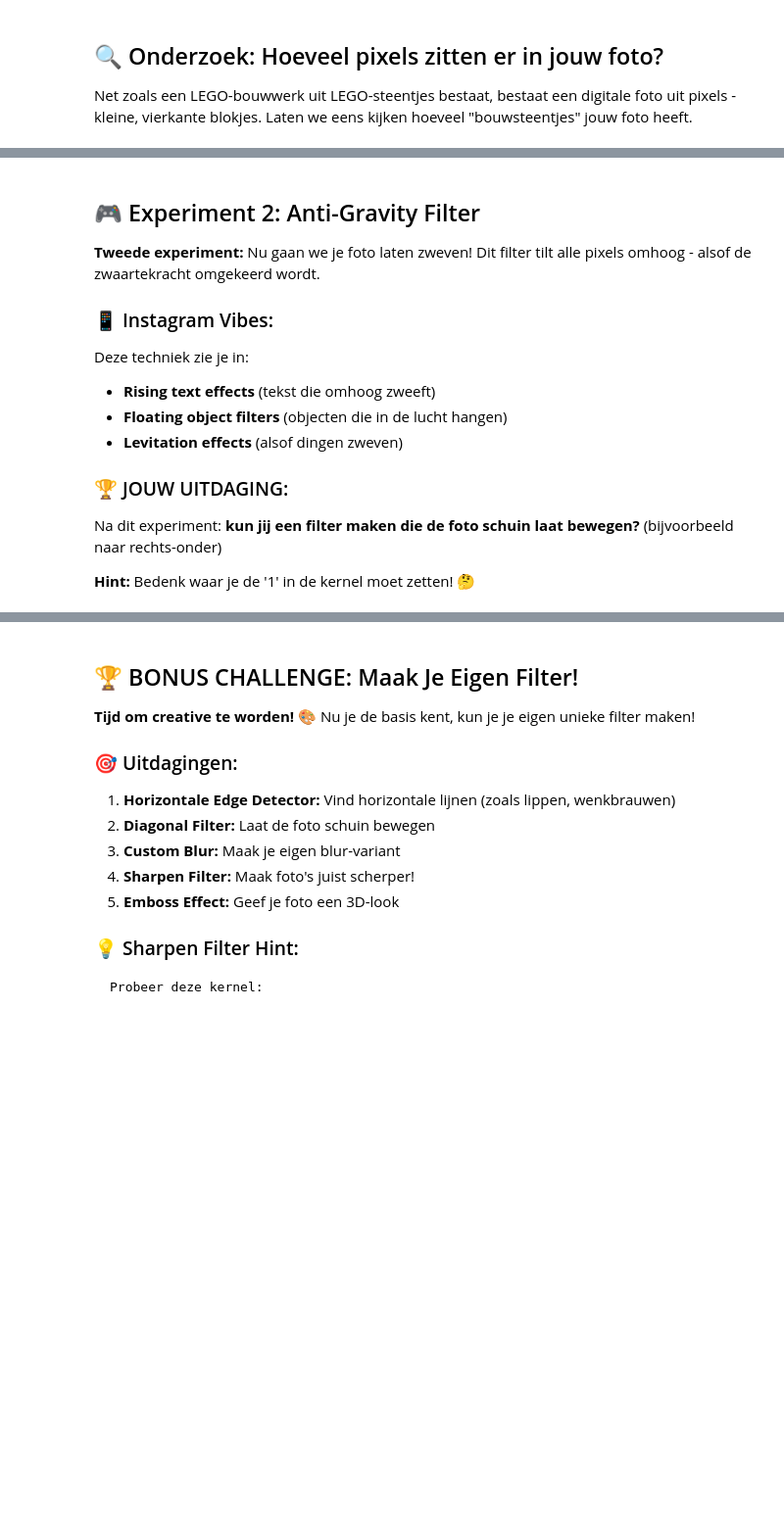
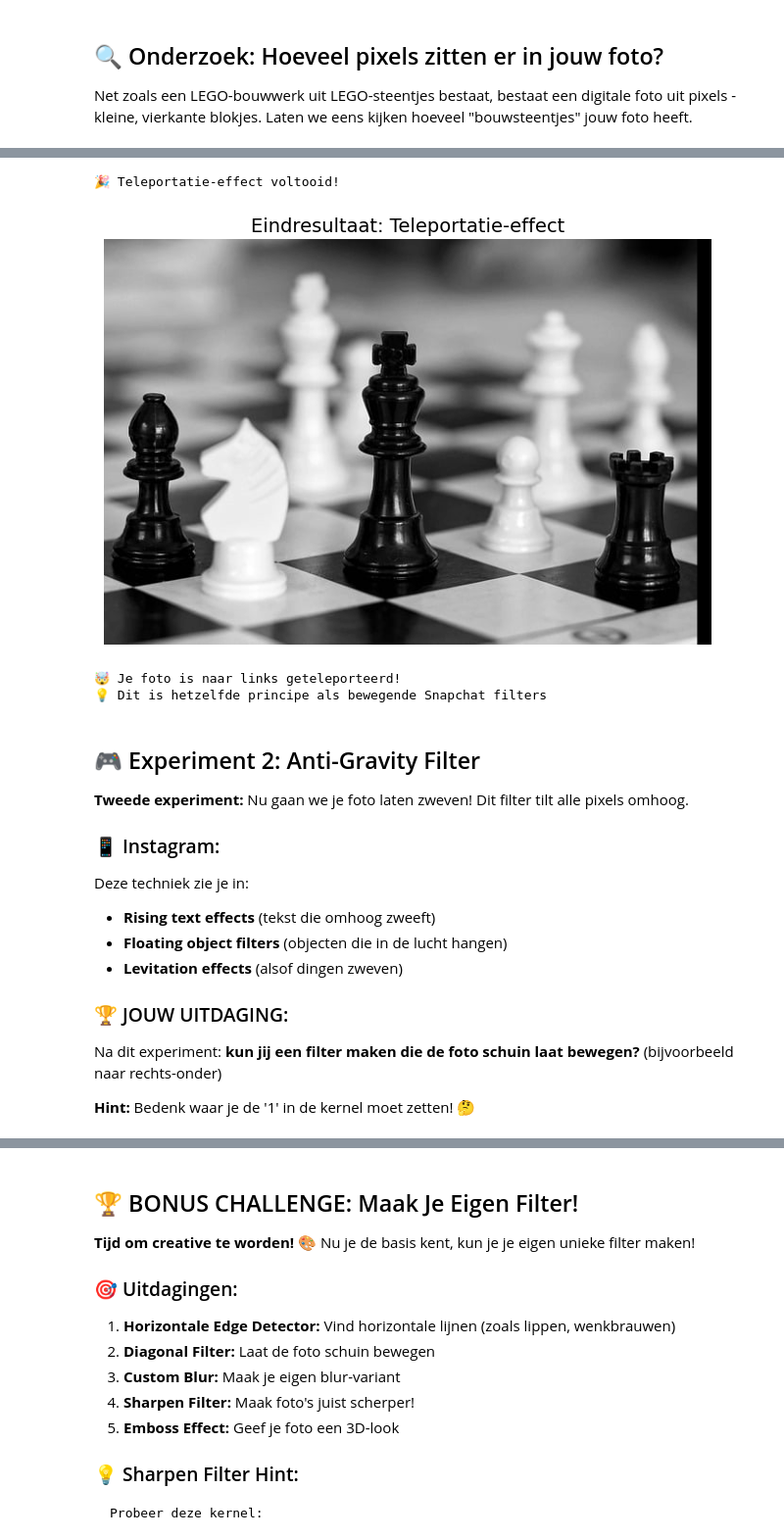
Before and after one commit to clarastegehuis/machine_learning_medical_data_workshop, a Jupyter notebook: workshop_convolutie_geen_ai.ipynb, the cells around one changed output, grey strips where cells are left out. Shown at 98% size. Saved outputs shown, nothing was run; the diff lists cells and outputs as text; code cells hidden in the pictures; blank space fills up the shorter version.

```diff
--- a/workshop_convolutie_geen_ai.ipynb
+++ b/workshop_convolutie_geen_ai.ipynb
@@ -311,11 +338,11 @@ Stel je voor dat je een magisch vergrootglas hebt dat over je foto schuift. Op e
 
 **Ready om je eigen filters te maken?** 🚀
 # %%
-# 🎬 Convolutie Engine - Jouw Persoonlijke Filter-Machine!
+# 🎬 Convolutie: filters maken
 
 def apply_conv(image, kernel, iter=1, title_prefix="Filter Effect"):
     """
-    Past een convolutie toe op een afbeelding - dit is de motor achter alle filters!
+    Past een convolutie toe op een afbeelding. Dit is de motor achter alle filters.
 
     Parameters:
     - image: De foto om te bewerken
@@ -331,7 +358,7 @@ def apply_conv(image, kernel, iter=1, title_prefix="Filter Effect"):
 
     fig, ax = plt.subplots(1, 1, figsize=(10, 8))
 
-    print(f"🎭 {title_prefix} wordt toegepast...")
+    print(f" {title_prefix} wordt toegepast...")
     print(f"   Kernel: {kernel_shape[0]}x{kernel_shape[1]}")
     print(f"   Iteraties: {iter}")
 
@@ -344,7 +371,7 @@ def apply_conv(image, kernel, iter=1, title_prefix="Filter Effect"):
         # Update de display
         ax.clear()
         ax.imshow(image.numpy(), cmap='gray', clim=[original_min, original_max])
-        ax.set_title(f'✨ {title_prefix} - Stap {level+1}/{iter}', fontsize=16)
+        ax.set_title(f' {title_prefix} - Stap {level+1}/{iter}', fontsize=16)
         ax.axis('off')
 
         display(fig)
@@ -354,11 +381,12 @@ def apply_conv(image, kernel, iter=1, title_prefix="Filter Effect"):
     plt.close()
     print(f"🎉 {title_prefix} voltooid!")
 
-    # Laat het eindresultaat nog een keer zien
-    final_result = image.numpy()
-    visualize(final_result, f"✨ Eindresultaat: {title_prefix}")
+    if iter>1:
+        # Laat het eindresultaat nog een keer zien
+        final_result = image.numpy()
+        visualize(final_result, f"Eindresultaat: {title_prefix}")
 
-    return final_result
+    return image.numpy()
 
 def show_kernel(kernel, title="Kernel"):
     """Laat een kernel mooi zien"""
@@ -374,4 +402,4 @@ def show_kernel(kernel, title="Kernel"):
                     ha='center', va='center', fontsize=12, fontweight='bold')
     plt.show()
 
-print("🎬 Filter Engine geladen! Klaar om coole effecten te maken!")
+print("🎬 Klaar om effecten te maken!")
@@ -394,34 +423,39 @@ Dit principe wordt gebruikt in:
 # %%
 # 🎯 Teleportatie Filter - Links Verschuiven!
 
-print("🔧 Maken van de Teleportatie Kernel...")
-print("   Dit effect verschuift elke pixel één plaats naar links!")
+print("🔧 Maken van de Teleportatiekernel...")
+print("   Dit effect verschuift elke pixel één plaats naar links")
 
 # De teleportatie kernel
 teleport_kernel = np.array([[0, 0, 0],    # Bovenste rij: negeer
                            [0, 0, 1],    # Middelste rij: kopieer van rechts
                            [0, 0, 0]])   # Onderste rij: negeer
 
 print("\n🧠 Hoe het werkt:")
 print("   - De '1' staat rechts, dus elke pixel wordt naar links gekopieerd")
-print("   - Hierdoor schuift de hele foto naar links!")
+print("   - Hierdoor schuift de hele foto naar links")
 
 # Laat de kernel zien
-show_kernel(teleport_kernel, "Teleportatie Kernel")
+show_kernel(teleport_kernel, "Teleportatiekernel")
 
 print("\n🎬 3... 2... 1... TELEPORTATIE! ✨")
 
 # Pas het 15 keer toe voor een smooth effect
-result = apply_conv(img, teleport_kernel, iter=15, title_prefix="📡 Teleportatie Effect")
+result = apply_conv(img, teleport_kernel, iter=15, title_prefix="Teleportatie-effect")
 
-print("\n🤯 Cool! Je foto is naar links geteleporteerd!")
-print("💡 Dit is hetzelfde principe als bewegende Snapchat filters!")
+print("\n🤯 Je foto is naar links geteleporteerd!")
+print("💡 Dit is hetzelfde principe als bewegende Snapchat filters")
+# %% [output]
+🎉 Teleportatie-effect voltooid!
+[figure, added]
+🤯 Je foto is naar links geteleporteerd!
+💡 Dit is hetzelfde principe als bewegende Snapchat filters
 # %% [markdown]
 ## 🎮 Experiment 2: Anti-Gravity Filter
 
-**Tweede experiment:** Nu gaan we je foto laten zweven! Dit filter tilt alle pixels omhoog - alsof de zwaartekracht omgekeerd wordt.
+**Tweede experiment:** Nu gaan we je foto laten zweven! Dit filter tilt alle pixels omhoog.
 
-### 📱 Instagram Vibes:
+### 📱 Instagram:
 Deze techniek zie je in:
 - **Rising text effects** (tekst die omhoog zweeft)
 - **Floating object filters** (objecten die in de lucht hangen)
```
Also changed, not shown: parts of 23 cells of this notebook, 1 other file.
